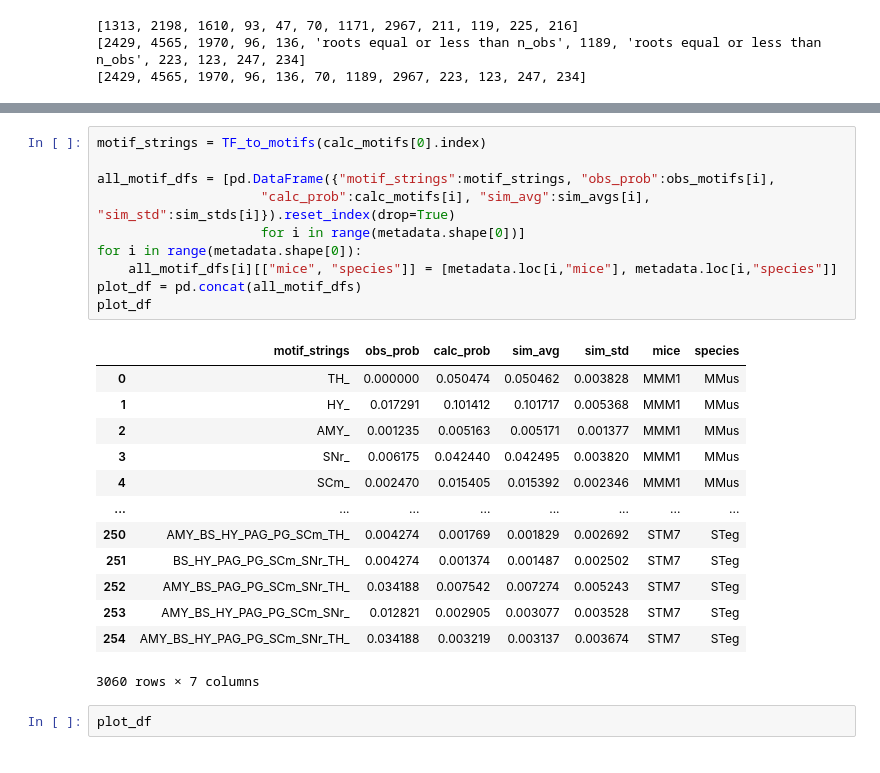
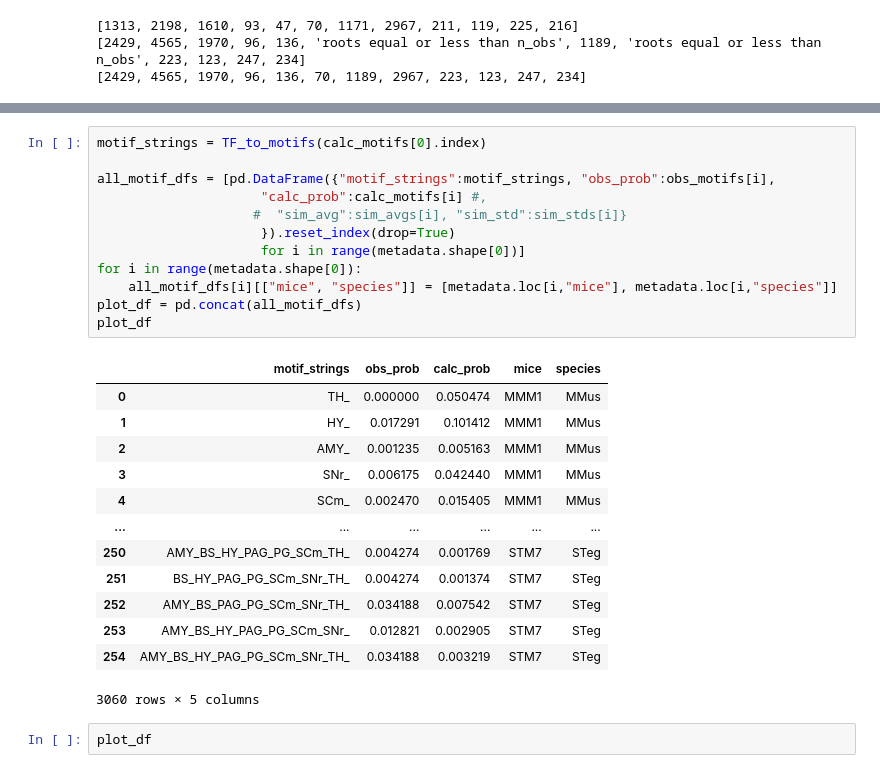
Before and after one commit to eisko/MAPseq_analysis, a Jupyter notebook: SC_individ_mouse_240207.ipynb, the cells around one changed output, grey strips where cells are left out. Cells and saved outputs as stored; diff of their text form.

```diff
--- a/SC_individ_mouse_240207.ipynb
+++ b/SC_individ_mouse_240207.ipynb
@@ -1032,27 +1045,29 @@ for i in range(metadata.shape[0]):
 # %%
 motif_strings = TF_to_motifs(calc_motifs[0].index)
 
 all_motif_dfs = [pd.DataFrame({"motif_strings":motif_strings, "obs_prob":obs_motifs[i],
-                     "calc_prob":calc_motifs[i], "sim_avg":sim_avgs[i], "sim_std":sim_stds[i]}).reset_index(drop=True)
+                     "calc_prob":calc_motifs[i] #,
+                    #  "sim_avg":sim_avgs[i], "sim_std":sim_stds[i]}
+                     }).reset_index(drop=True)
                      for i in range(metadata.shape[0])]
 for i in range(metadata.shape[0]):
     all_motif_dfs[i][["mice", "species"]] = [metadata.loc[i,"mice"], metadata.loc[i,"species"]]
 plot_df = pd.concat(all_motif_dfs)
 plot_df
 # %% [output]
-|  | motif_strings | obs_prob | calc_prob | sim_avg | sim_std | mice | species |
-| 0 | TH_ | 0.000000 | 0.050474 | 0.050462 | 0.003828 | MMM1 | MMus |
-| 1 | HY_ | 0.017291 | 0.101412 | 0.101717 | 0.005368 | MMM1 | MMus |
-| 2 | AMY_ | 0.001235 | 0.005163 | 0.005171 | 0.001377 | MMM1 | MMus |
-| 3 | SNr_ | 0.006175 | 0.042440 | 0.042495 | 0.003820 | MMM1 | MMus |
-| 4 | SCm_ | 0.002470 | 0.015405 | 0.015392 | 0.002346 | MMM1 | MMus |
-| ... | ... | ... | ... | ... | ... | ... | ... |
-| 250 | AMY_BS_HY_PAG_PG_SCm_TH_ | 0.004274 | 0.001769 | 0.001829 | 0.002692 | STM7 | STeg |
-| 251 | BS_HY_PAG_PG_SCm_SNr_TH_ | 0.004274 | 0.001374 | 0.001487 | 0.002502 | STM7 | STeg |
-| 252 | AMY_BS_PAG_PG_SCm_SNr_TH_ | 0.034188 | 0.007542 | 0.007274 | 0.005243 | STM7 | STeg |
-| 253 | AMY_BS_HY_PAG_PG_SCm_SNr_ | 0.012821 | 0.002905 | 0.003077 | 0.003528 | STM7 | STeg |
-| 254 | AMY_BS_HY_PAG_PG_SCm_SNr_TH_ | 0.034188 | 0.003219 | 0.003137 | 0.003674 | STM7 | STeg |
+|  | motif_strings | obs_prob | calc_prob | mice | species |
+| 0 | TH_ | 0.000000 | 0.050474 | MMM1 | MMus |
+| 1 | HY_ | 0.017291 | 0.101412 | MMM1 | MMus |
+| 2 | AMY_ | 0.001235 | 0.005163 | MMM1 | MMus |
+| 3 | SNr_ | 0.006175 | 0.042440 | MMM1 | MMus |
+| 4 | SCm_ | 0.002470 | 0.015405 | MMM1 | MMus |
+| ... | ... | ... | ... | ... | ... |
+| 250 | AMY_BS_HY_PAG_PG_SCm_TH_ | 0.004274 | 0.001769 | STM7 | STeg |
+| 251 | BS_HY_PAG_PG_SCm_SNr_TH_ | 0.004274 | 0.001374 | STM7 | STeg |
+| 252 | AMY_BS_PAG_PG_SCm_SNr_TH_ | 0.034188 | 0.007542 | STM7 | STeg |
+| 253 | AMY_BS_HY_PAG_PG_SCm_SNr_ | 0.012821 | 0.002905 | STM7 | STeg |
+| 254 | AMY_BS_HY_PAG_PG_SCm_SNr_TH_ | 0.034188 | 0.003219 | STM7 | STeg |
-3060 rows × 7 columns
+3060 rows × 5 columns
 # %%
 plot_df
 # %% [output]
```
Also changed, not shown: parts of 5 cells of this notebook, 3 other files.
